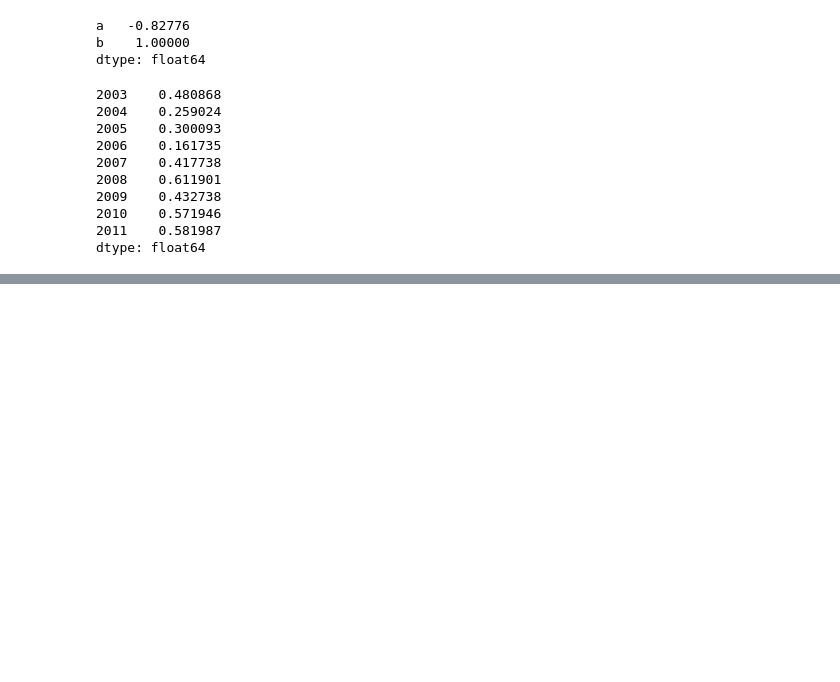
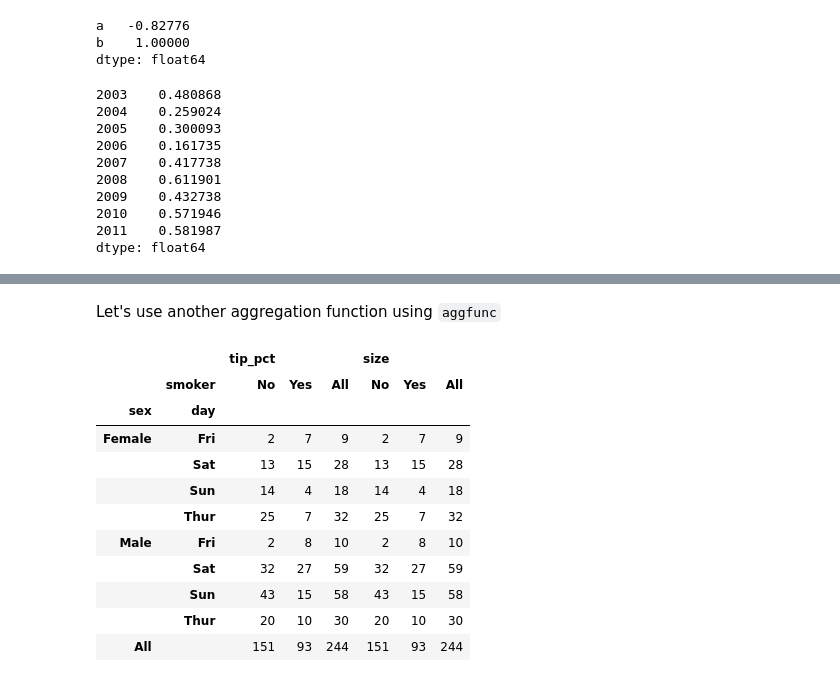
Before and after one commit to rerwin21/python_for_data_analysis, a Jupyter notebook: chap_9.ipynb, the cells around one changed output, grey strips where cells are left out. Cells and saved outputs as stored; diff of their text form; code cells hidden in the pictures; blank space fills up the shorter version.

```diff
--- a/chap_9.ipynb
+++ b/chap_9.ipynb
@@ -1232,0 +1315,21 @@ dtype: float64
+# %% [markdown]
+Let's use another aggregation function using `aggfunc`
+# %%
+tips.pivot_table(['tip_pct', 'size'],
+                 index=['sex', 'day'],
+                 columns='smoker',
+                 margins=True,
+                 aggfunc='count')
+# %% [output]
+|  |  | tip_pct |  |  | size |  |  |
+|  | smoker | No | Yes | All | No | Yes | All |
+| sex | day |  |  |  |  |  |  |
+| Female | Fri | 2 | 7 | 9 | 2 | 7 | 9 |
+|  | Sat | 13 | 15 | 28 | 13 | 15 | 28 |
+|  | Sun | 14 | 4 | 18 | 14 | 4 | 18 |
+|  | Thur | 25 | 7 | 32 | 25 | 7 | 32 |
+| Male | Fri | 2 | 8 | 10 | 2 | 8 | 10 |
+|  | Sat | 32 | 27 | 59 | 32 | 27 | 59 |
+|  | Sun | 43 | 15 | 58 | 43 | 15 | 58 |
+|  | Thur | 20 | 10 | 30 | 20 | 10 | 30 |
+| All |  | 151 | 93 | 244 | 151 | 93 | 244 |
```
Also changed, not shown: parts of 11 cells of this notebook.
